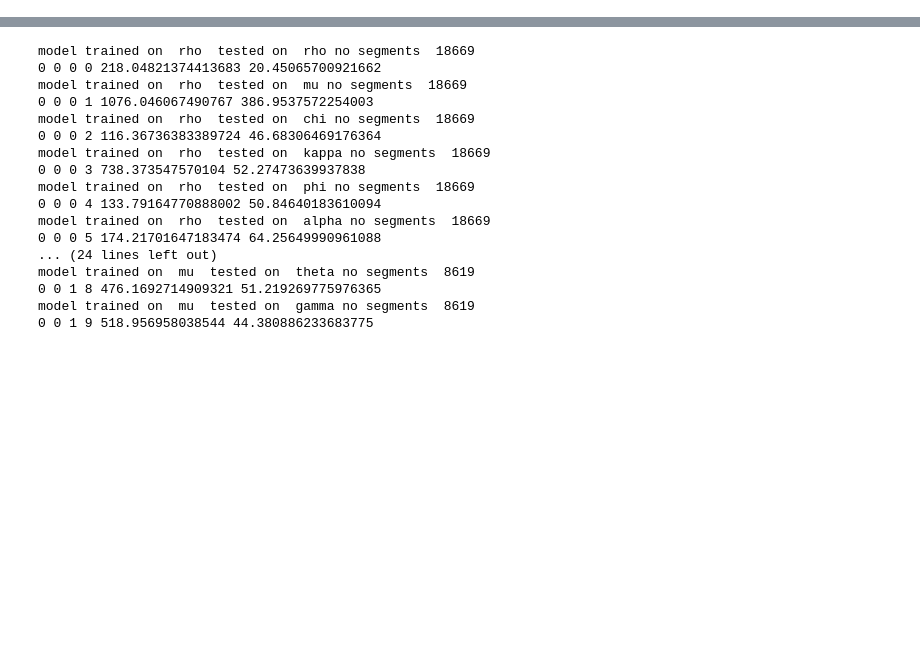
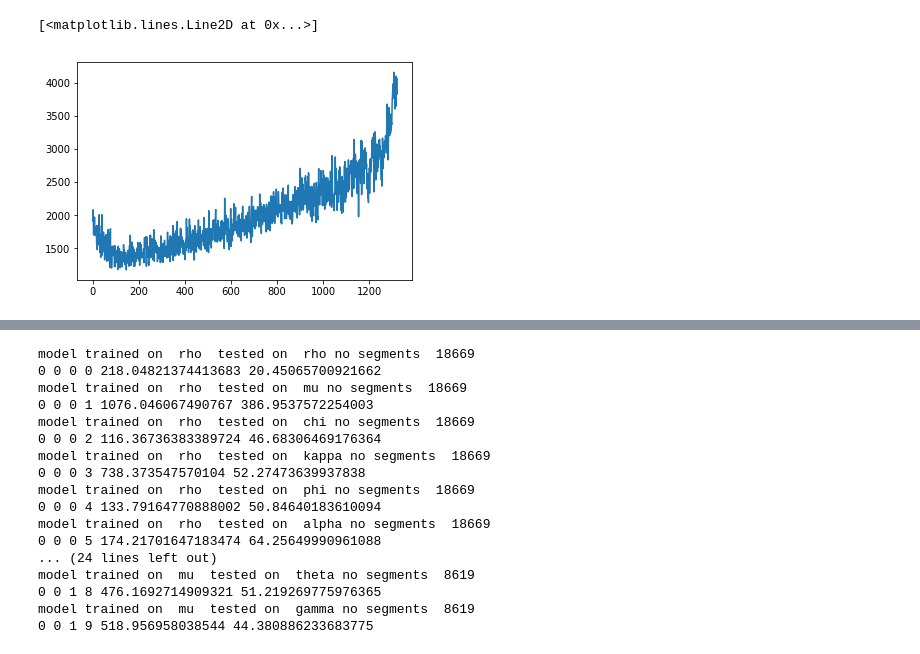
Before and after one commit to jorwatkapola/timeseries_segment_clustering, a Jupyter notebook: segment_clustering.ipynb, the cells around one changed output, grey strips where cells are left out. Saved outputs shown, nothing was run; the diff lists cells and outputs as text; code cells hidden in the pictures; blank space fills up the shorter version.

```diff
--- a/segment_clustering.ipynb
+++ b/segment_clustering.ipynb
@@ -126,2 +127,7 @@ for lc in lcs_abu:
 
 # data is standardised, x_i_stand = (x_i - x_mean)/x_std
+# %%
+plt.plot(lcs_abu[1][1])
+# %% [output]
+[<matplotlib.lines.Line2D at 0x...>]
+[figure, added]
```
Also changed, not shown: parts of 3 cells of this notebook, 1 other file.
